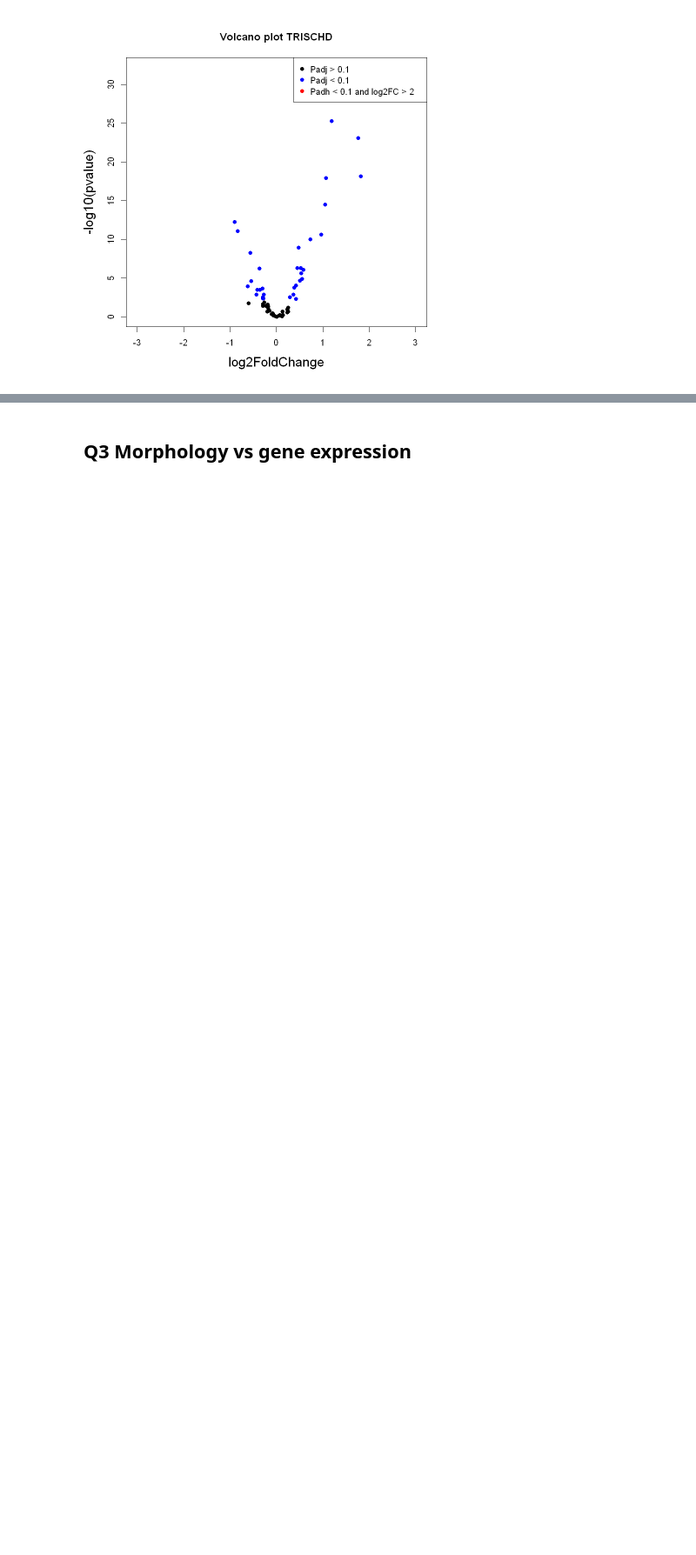
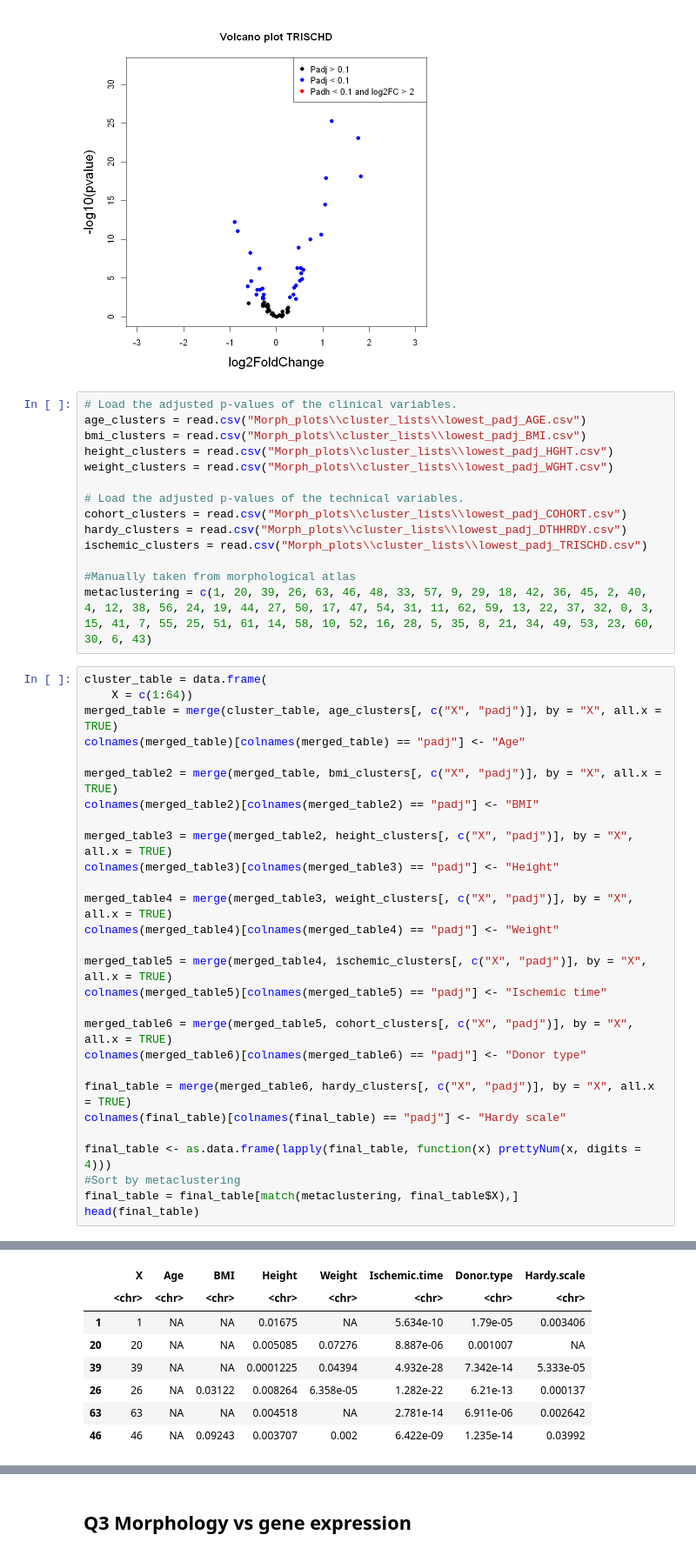
Before and after one commit to fstrijth/Functional-genomics-Karolien-Daan-Fien, a Jupyter notebook: Project_BINF_F402_group_2_R.ipynb, the cells around one changed output, grey strips where cells are left out. Shown at 87% size. Saved outputs shown, nothing was run; the diff lists cells and outputs as text; blank space fills up the shorter version.

Commit message:
2 - ordering by metaclustering from atlas

```diff
--- a/Project_BINF_F402_group_2_R.ipynb
+++ b/Project_BINF_F402_group_2_R.ipynb
@@ -950,3 +951,46 @@ DataFrame with 45 rows and 6 columns
 8     121.971      -0.187032 0.1027519  -1.82023   0.0687240   0.0977407
 [figure]
 [figure]
+# %%
+# Load the adjusted p-values of the clinical variables.
+age_clusters = read.csv("Morph_plots\\cluster_lists\\lowest_padj_AGE.csv")
+bmi_clusters = read.csv("Morph_plots\\cluster_lists\\lowest_padj_BMI.csv")
+height_clusters = read.csv("Morph_plots\\cluster_lists\\lowest_padj_HGHT.csv")
+weight_clusters = read.csv("Morph_plots\\cluster_lists\\lowest_padj_WGHT.csv")
+
+# Load the adjusted p-values of the technical variables.
+cohort_clusters = read.csv("Morph_plots\\cluster_lists\\lowest_padj_COHORT.csv")
+hardy_clusters = read.csv("Morph_plots\\cluster_lists\\lowest_padj_DTHHRDY.csv")
+ischemic_clusters = read.csv("Morph_plots\\cluster_lists\\lowest_padj_TRISCHD.csv")
+
+#Manually taken from morphological atlas
+metaclustering = c(1, 20, 39, 26, 63, 46, 48, 33, 57, 9, 29, 18, 42, 36, 45, 2, 40, 4, 12, 38, 56, 24, 19, 44, 27, 50, 17, 47, 54, 31, 11, 62, 59, 13, 22, 37, 32, 0, 3, 15, 41, 7, 55, 25, 51, 61, 14, 58, 10, 52, 16, 28, 5, 35, 8, 21, 34, 49, 53, 23, 60, 30, 6, 43)
+# %%
+cluster_table = data.frame(
+    X = c(1:64))
+merged_table = merge(cluster_table, age_clusters[, c("X", "padj")], by = "X", all.x = TRUE)
+colnames(merged_table)[colnames(merged_table) == "padj"] <- "Age"
+
+merged_table2 = merge(merged_table, bmi_clusters[, c("X", "padj")], by = "X", all.x = TRUE)
+colnames(merged_table2)[colnames(merged_table2) == "padj"] <- "BMI"
+
+merged_table3 = merge(merged_table2, height_clusters[, c("X", "padj")], by = "X", all.x = TRUE)
+colnames(merged_table3)[colnames(merged_table3) == "padj"] <- "Height"
+
+merged_table4 = merge(merged_table3, weight_clusters[, c("X", "padj")], by = "X", all.x = TRUE)
+colnames(merged_table4)[colnames(merged_table4) == "padj"] <- "Weight"
+
+merged_table5 = merge(merged_table4, ischemic_clusters[, c("X", "padj")], by = "X", all.x = TRUE)
+colnames(merged_table5)[colnames(merged_table5) == "padj"] <- "Ischemic time"
+
+merged_table6 = merge(merged_table5, cohort_clusters[, c("X", "padj")], by = "X", all.x = TRUE)
+colnames(merged_table6)[colnames(merged_table6) == "padj"] <- "Donor type"
+
+final_table = merge(merged_table6, hardy_clusters[, c("X", "padj")], by = "X", all.x = TRUE)
+colnames(final_table)[colnames(final_table) == "padj"] <- "Hardy scale"
+
+final_table <- as.data.frame(lapply(final_table, function(x) prettyNum(x, digits = 4)))
+#Sort by metaclustering
+final_table = final_table[match(metaclustering, final_table$X),]
+head(final_table)
+# %% [output]
@@ -952,0 +998,8 @@ DataFrame with 45 rows and 6 columns
+|  | X | Age | BMI | Height | Weight | Ischemic.time | Donor.type | Hardy.scale |
+|  | <chr> | <chr> | <chr> | <chr> | <chr> | <chr> | <chr> | <chr> |
+| 1 | 1 | NA | NA | 0.01675 | NA | 5.634e-10 | 1.79e-05 | 0.003406 |
+| 20 | 20 | NA | NA | 0.005085 | 0.07276 | 8.887e-06 | 0.001007 | NA |
+| 39 | 39 | NA | NA | 0.0001225 | 0.04394 | 4.932e-28 | 7.342e-14 | 5.333e-05 |
+| 26 | 26 | NA | 0.03122 | 0.008264 | 6.358e-05 | 1.282e-22 | 6.21e-13 | 0.000137 |
+| 63 | 63 | NA | NA | 0.004518 | NA | 2.781e-14 | 6.911e-06 | 0.002642 |
+| 46 | 46 | NA | 0.09243 | 0.003707 | 0.002 | 6.422e-09 | 1.235e-14 | 0.03992 |
```
Also changed, not shown: parts of 3 cells of this notebook.
